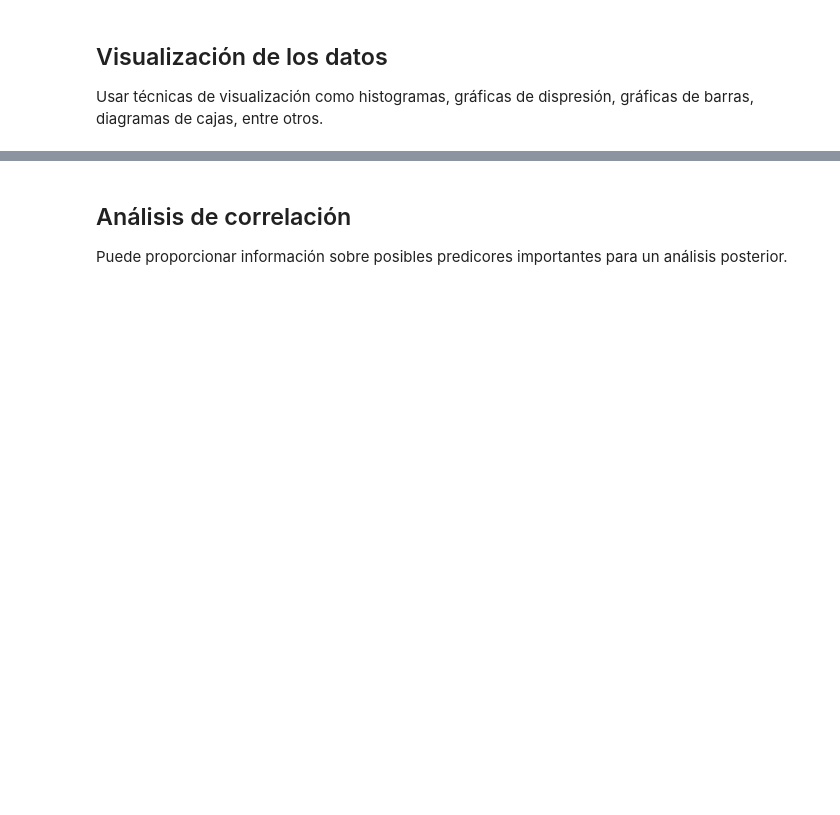
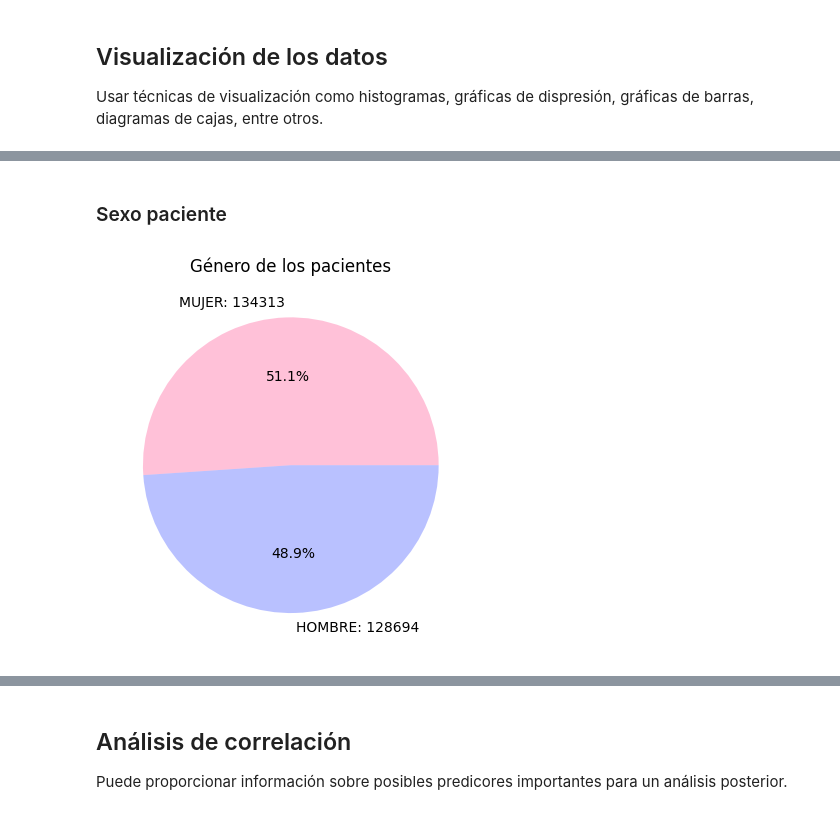
Before and after one commit to Edgar-La/Covid_19_Mexico, a Jupyter notebook: Final_Project.ipynb, the cells around one changed output, grey strips where cells are left out. Drawn from its saved outputs; the diff is of its cells as text; code cells hidden in the pictures; blank space fills up the shorter version.

```diff
--- a/Final_Project.ipynb
+++ b/Final_Project.ipynb
@@ -155,0 +172,18 @@ memory usage: 78.3+ MB
+# %% [markdown]
+### Sexo paciente
+# %%
+SEXO = {
+    1: "MUJER",
+    2: "HOMBRE",
+    3: "NO ESPECIFICADO",
+}
+sexo_value_counts = pd.Series([SEXO[item] for item in df_clean['SEXO']]).value_counts()
+
+plt.pie(sexo_value_counts,
+        labels = ['MUJER: ' + str(sexo_value_counts[0]),
+                  'HOMBRE: ' + str(sexo_value_counts[1])],
+        colors = [(1, 0.2, 0.5, 0.3),(0.1, 0.2, 1, 0.3)],
+        autopct='%1.1f%%')
+plt.title('Género de los pacientes');
+# %% [output]
+[figure, added]
```
Also changed, not shown: parts of 32 cells of this notebook.
